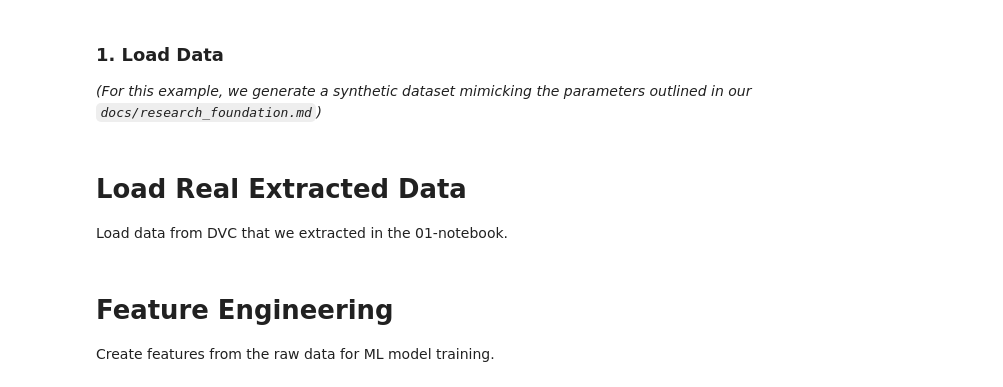
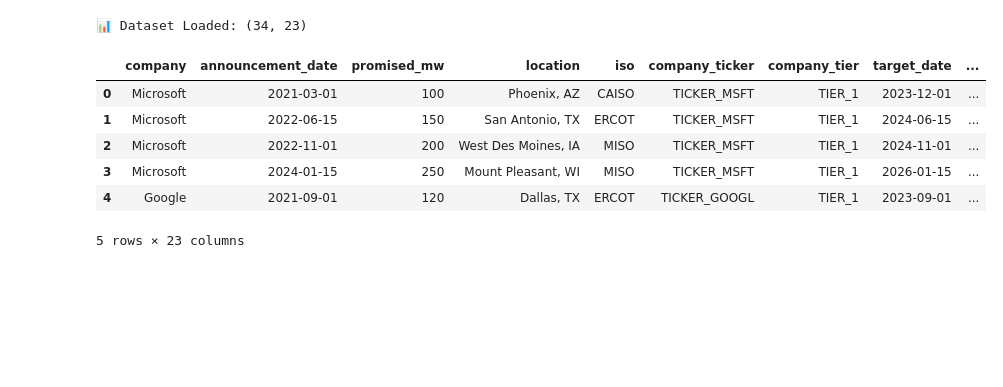
Before and after one commit to Aidas-dev/computer-data-analysis-report, a Jupyter notebook: notebooks/02-ml-training-example.ipynb, the cells around one changed output. Drawn from its saved outputs; the diff is of its cells as text; code cells hidden in the pictures; blank space fills up the shorter version.

```diff
--- a/notebooks/02-ml-training-example.ipynb
+++ b/notebooks/02-ml-training-example.ipynb
@@ -55,15 +36,23 @@ To take full advantage of XGBoost's speed, turn on the free Google Colab GPU:
 # %%
 import pandas as pd
 import numpy as np
 import xgboost as xgb
 from sklearn.model_selection import train_test_split
-from sklearn.ensemble import RandomForestClassifier
-from sklearn.metrics import classification_report, accuracy_score
+from sklearn.preprocessing import LabelEncoder, StandardScaler
+from sklearn.metrics import classification_report, accuracy_score, roc_auc_score
+import matplotlib.pyplot as plt
+import seaborn as sns
 
-print(f"XGBoost version: {xgb.__version__}")
+# Load the merged dataset
+df = pd.read_csv("data/processed/dataset_for_ml.csv")
+print(f"📊 Dataset Loaded: {df.shape}")
+df.head()
+# %% [output]
+📊 Dataset Loaded: (34, 23)
+|  | company | announcement_date | promised_mw | location | iso | company_ticker | company_tier | target_date | ... |
+| 0 | Microsoft | 2021-03-01 | 100 | Phoenix, AZ | CAISO | TICKER_MSFT | TIER_1 | 2023-12-01 | ... |
+| 1 | Microsoft | 2022-06-15 | 150 | San Antonio, TX | ERCOT | TICKER_MSFT | TIER_1 | 2024-06-15 | ... |
+| 2 | Microsoft | 2022-11-01 | 200 | West Des Moines, IA | MISO | TICKER_MSFT | TIER_1 | 2024-11-01 | ... |
+| 3 | Microsoft | 2024-01-15 | 250 | Mount Pleasant, WI | MISO | TICKER_MSFT | TIER_1 | 2026-01-15 | ... |
+| 4 | Google | 2021-09-01 | 120 | Dallas, TX | ERCOT | TICKER_GOOGL | TIER_1 | 2023-09-01 | ... |
+5 rows × 23 columns
-# %% [markdown]
-### 1. Load Data
-*(For this example, we generate a synthetic dataset mimicking the parameters outlined in our `docs/research_foundation.md`)*
-# %% [markdown]
-# Load Real Extracted Data
-Load data from DVC that we extracted in the 01-notebook.
@@ -86,3 +58,0 @@ print(grid_df.columns.tolist())
-# %% [markdown]
-# Feature Engineering
-Create features from the raw data for ML model training.
```
Also changed, not shown: parts of 14 cells of this notebook.
